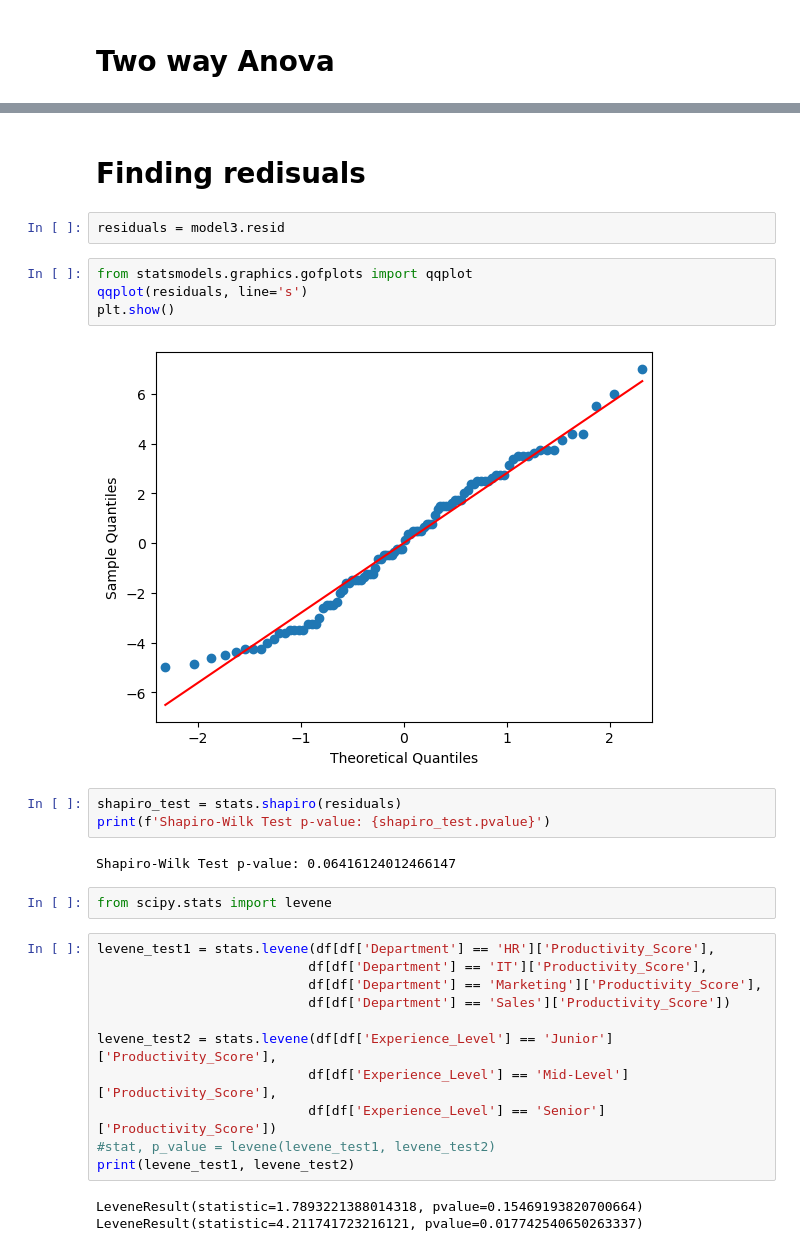
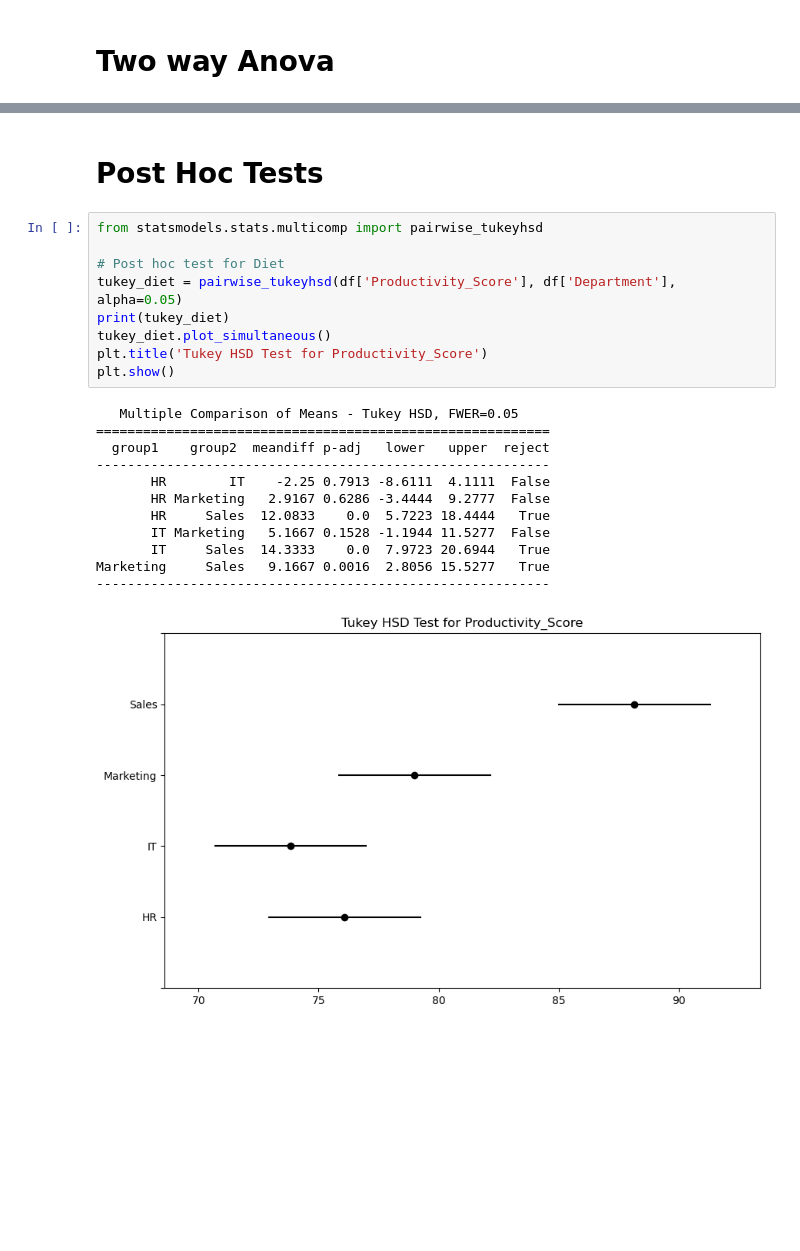
Before and after one commit to Swetha-Creater/Two_way_Anova-Statistics, a Jupyter notebook: Two way anova_deptartment and prod score.ipynb, the cells around one changed output, grey strips where cells are left out. Cells and saved outputs as stored; diff of their text form; blank space fills up the shorter version.

```diff
--- a/Two way anova_deptartment and prod score.ipynb
+++ b/Two way anova_deptartment and prod score.ipynb
@@ -104,30 +155,24 @@ annova_table4
-# %% [markdown]
-# Finding redisuals
-# %%
-residuals = model3.resid
-# %%
-from statsmodels.graphics.gofplots import qqplot
-qqplot(residuals, line='s')
-plt.show()
-# %% [output]
-[figure, removed]
-# %%
-shapiro_test = stats.shapiro(residuals)
-print(f'Shapiro-Wilk Test p-value: {shapiro_test.pvalue}')
-# %% [output]
-Shapiro-Wilk Test p-value: 0.06416124012466147
-# %%
-from scipy.stats import levene
-# %%
-levene_test1 = stats.levene(df[df['Department'] == 'HR']['Productivity_Score'],
-                           df[df['Department'] == 'IT']['Productivity_Score'],
-                           df[df['Department'] == 'Marketing']['Productivity_Score'],
-                           df[df['Department'] == 'Sales']['Productivity_Score'])
-
-levene_test2 = stats.levene(df[df['Experience_Level'] == 'Junior']['Productivity_Score'],
-                           df[df['Experience_Level'] == 'Mid-Level']['Productivity_Score'],
-                           df[df['Experience_Level'] == 'Senior']['Productivity_Score'])
-#stat, p_value = levene(levene_test1, levene_test2)
-print(levene_test1, levene_test2)
-# %% [output]
-LeveneResult(statistic=1.7893221388014318, pvalue=0.15469193820700664) LeveneResult(statistic=4.211741723216121, pvalue=0.017742540650263337)
+# %% [markdown]
+# Post Hoc Tests
+# %%
+from statsmodels.stats.multicomp import pairwise_tukeyhsd
+
+# Post hoc test for Diet
+tukey_diet = pairwise_tukeyhsd(df['Productivity_Score'], df['Department'], alpha=0.05)
+print(tukey_diet)
+tukey_diet.plot_simultaneous()
+plt.title('Tukey HSD Test for Productivity_Score')
+plt.show()
+# %% [output]
+   Multiple Comparison of Means - Tukey HSD, FWER=0.05
+==========================================================
+  group1    group2  meandiff p-adj   lower   upper  reject
+----------------------------------------------------------
+       HR        IT    -2.25 0.7913 -8.6111  4.1111  False
+       HR Marketing   2.9167 0.6286 -3.4444  9.2777  False
+       HR     Sales  12.0833    0.0  5.7223 18.4444   True
+       IT Marketing   5.1667 0.1528 -1.1944 11.5277  False
+       IT     Sales  14.3333    0.0  7.9723 20.6944   True
+Marketing     Sales   9.1667 0.0016  2.8056 15.5277   True
+----------------------------------------------------------
+[figure, added]
```
Also changed, not shown: parts of 34 cells of this notebook.
